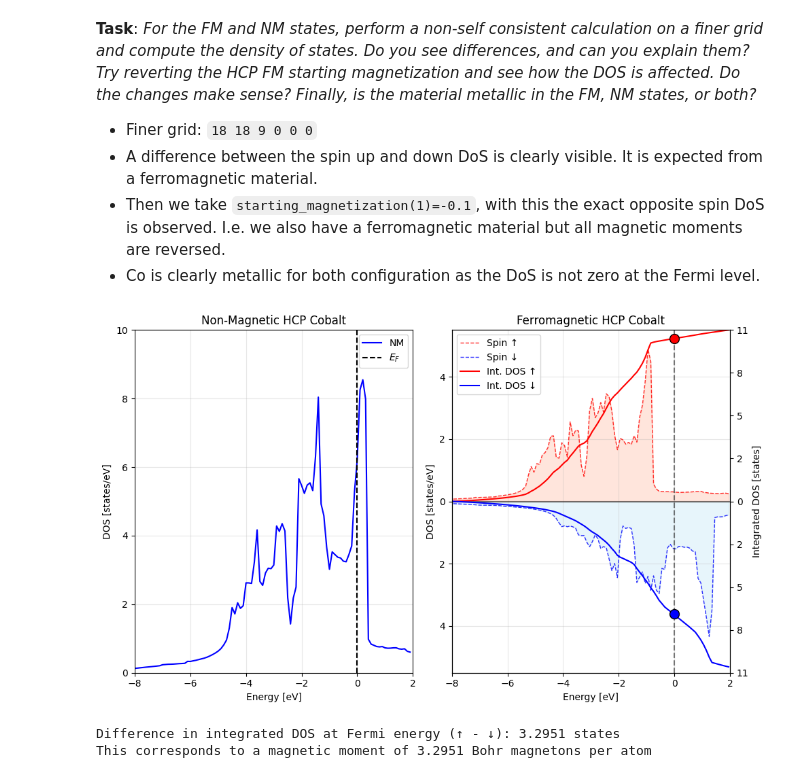
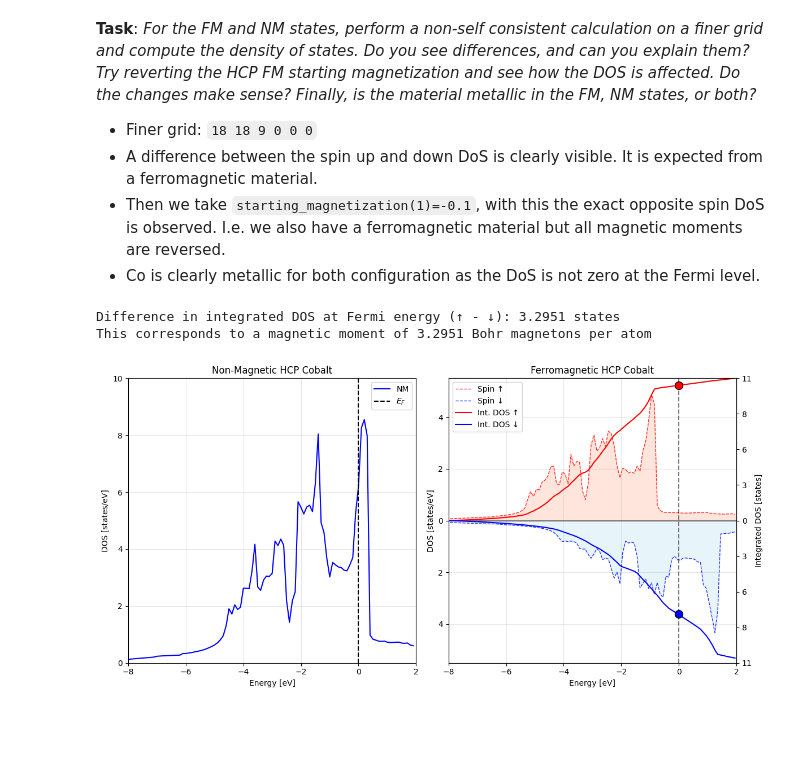
Before and after one commit to sylvainshan/MSE-468-Atomisitc-and-Quantum-Simulations-of-Materials, a Jupyter notebook: lab3/exercise_3/lab3_exercise3.ipynb, the cells around one changed output. Cells and saved outputs as stored; diff of their text form; code cells hidden in the pictures; blank space fills up the shorter version.

```diff
--- a/lab3/exercise_3/lab3_exercise3.ipynb
+++ b/lab3/exercise_3/lab3_exercise3.ipynb
@@ -358,71 +359,21 @@ int_dos_down = int_dos_down - int_dos_down[0]
-# %%
-fig, (ax1, ax2) = plt.subplots(1, 2, figsize=(10, 6), sharex=True)
-
-# Plot 1: Non-magnetic DOS
-ax1.plot(nm_energy, nm_dos, 'b-', label='NM')
-ax1.axvline(x=0, color='k', linestyle='--', label=r'$E_F$')
-ax1.set_ylabel('DOS [states/eV]')
-ax1.set_title('Non-Magnetic HCP Cobalt')
-ax1.legend()
-ax1.grid(alpha=0.3)
-ax1.set_ylim(0, 10)
-ax1.set_xlabel('Energy [eV]')
-
-# Plot 2: Ferromagnetic DOS
-ax2.fill_between(fm_energy, fm_dos_up, color='coral', alpha=0.2)
-ax2.plot(fm_energy, fm_dos_up, color='red', linestyle='--', label='Spin ↑', alpha=0.8, linewidth=1)
-ax2.fill_between(fm_energy, fm_dos_down, color='skyblue', alpha=0.2)
-ax2.plot(fm_energy, fm_dos_down, 'b--', label='Spin ↓', alpha=0.8, linewidth=1)
-ax2.axhline(y=0, color='k', linestyle='-', alpha=0.5)
-ax2.set_ylim(-5.5, 5.5)
-yticks = ax2.get_yticks()
-yticklabels = [str(abs(int(y))) for y in yticks]
-ax2.set_yticklabels(yticklabels)
-ax2.set_ylabel('DOS [states/eV]')
-ax2.set_title('Ferromagnetic HCP Cobalt')
-ax2.grid(alpha=0.3)
-ax2.set_xlim(energy_min, energy_max)
-
-# Create a secondary y-axis for integrated DOS
-ax2_twin = ax2.twinx()
-ax2_twin.plot(fm_energy, int_dos_up, 'r-', label='Int. DOS ↑')
-ax2_twin.plot(fm_energy, int_dos_down, 'b-', label='Int. DOS ↓')
-ax2_twin.set_ylabel('Integrated DOS [states]')
-
-max_int = max(int_dos_up.max(), abs(int_dos_down.min()))
-ax2_twin.set_ylim(-max_int, max_int)
-tick_positions = np.linspace(-max_int, max_int, 9)
-ax2_twin.set_yticks(tick_positions)
-y_tick_labels_twin = []
-for y in tick_positions:
-    if abs(y) < 0.001:
-        y_tick_labels_twin.append("0")
-    else:
-        y_tick_labels_twin.append(str(abs(int(y))))
-ax2_twin.set_yticklabels(y_tick_labels_twin)
-
-ax2.axvline(x=0, color='k', linestyle='--', alpha=0.5)
-
-# Create combined legend
-lines_1, labels_1 = ax2.get_legend_handles_labels()
-lines_2, labels_2 = ax2_twin.get_legend_handles_labels()
-ax2.legend(lines_1 + lines_2, labels_1 + labels_2)
-
-# Add a marker at the Fermi energy for both integrated DOS
-fermi_idx = np.abs(fm_energy).argmin()  # Index of the Fermi energy
-ax2_twin.scatter(0, int_dos_up[fermi_idx], color='r', marker='o', s=100,
-                label='Int. DOS at EF ↑', zorder=5, edgecolor='black')
-ax2_twin.scatter(0, int_dos_down[fermi_idx], color='b', marker='o', s=100,
-                label='Int. DOS at EF ↓', zorder=5, edgecolor='black')
-
-ax2.set_xlabel('Energy [eV]')
-plt.tight_layout()
-plt.show()
-# %% [output]
-[figure, removed]
 # %%
 print(f"Difference in integrated DOS at Fermi energy (↑ - ↓): {int_dos_up[fermi_idx] + int_dos_down[fermi_idx]:.4f} states")
 print(f"This corresponds to a magnetic moment of {int_dos_up[fermi_idx] + int_dos_down[fermi_idx]:.4f} Bohr magnetons per atom")
+
+# Plot combined DOS for Non-Magnetic and Ferromagnetic cases
+plot_combined_dos(
+    nm_energy=nm_energy,
+    nm_dos=nm_dos,
+    fm_energy=fm_energy,
+    fm_dos_up=fm_dos_up,
+    fm_dos_down=fm_dos_down,
+    int_dos_up=int_dos_up,
+    int_dos_down=int_dos_down,
+    energy_min_plot=energy_min_plot,
+    energy_max_plot=energy_max_plot,
+)
+plt.show()
 # %% [output]
 Difference in integrated DOS at Fermi energy (↑ - ↓): 3.2951 states
 This corresponds to a magnetic moment of 3.2951 Bohr magnetons per atom
+[figure, added]
```
Also changed, not shown: parts of 6 cells of this notebook, 2 other files.
